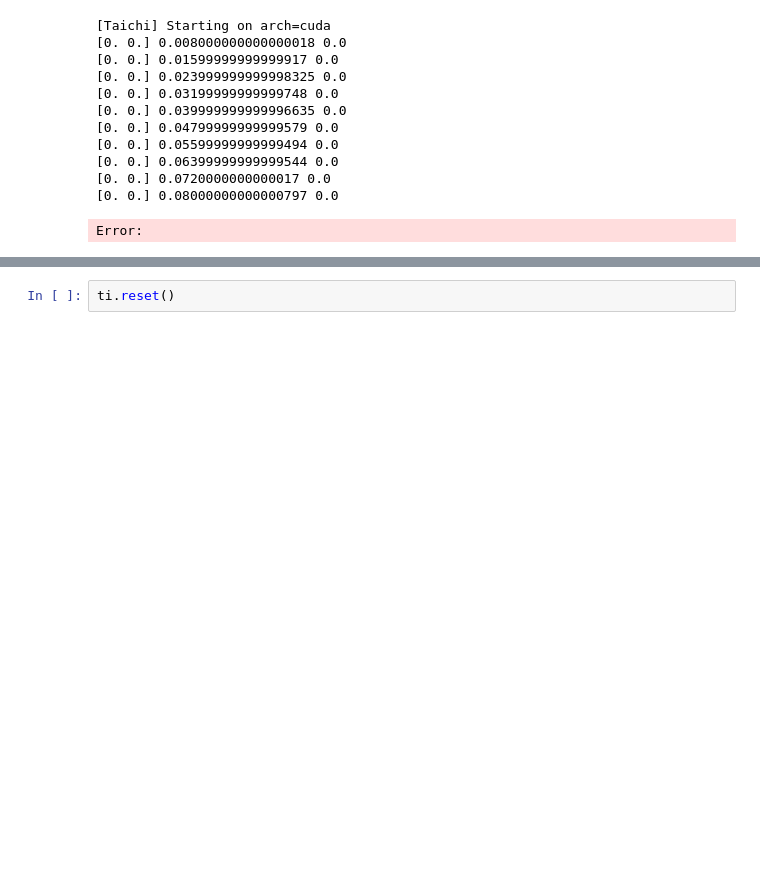
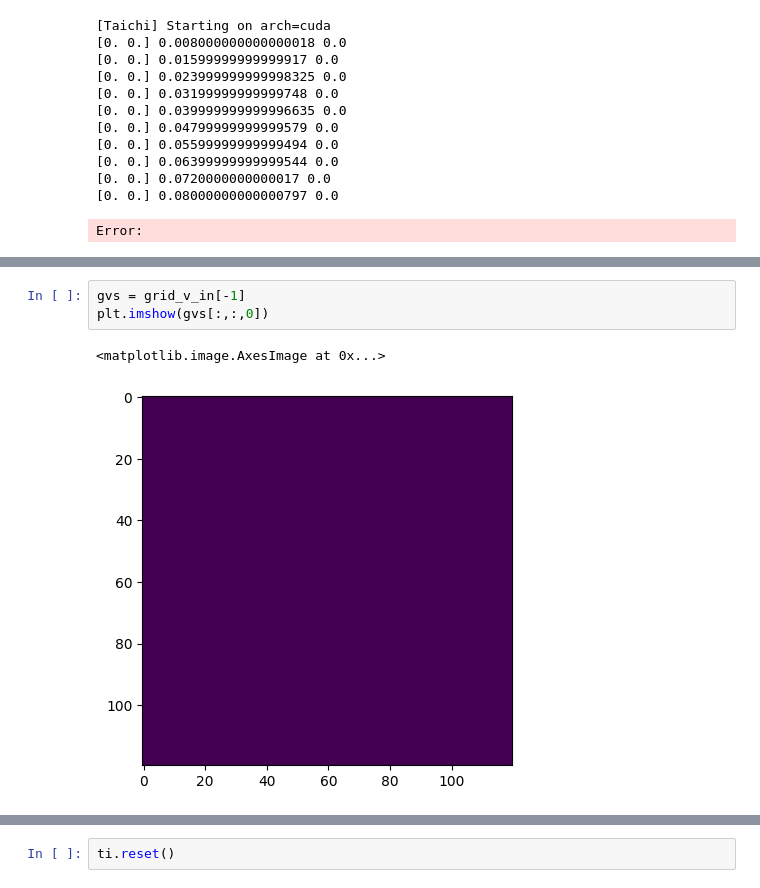
Before and after one commit to geoelements-dev/diffmpm_bridge, a Jupyter notebook: bridge_opt.ipynb, the cells around one changed output, grey strips where cells are left out. Cells and saved outputs as stored; diff of their text form; blank space fills up the shorter version.

```diff
--- a/bridge_opt.ipynb
+++ b/bridge_opt.ipynb
@@ -71,0 +79,6 @@ loop()
+# %%
+gvs = grid_v_in[-1]
+plt.imshow(gvs[:,:,0])
+# %% [output]
+<matplotlib.image.AxesImage at 0x...>
+[figure, added]
```
Also changed, not shown: parts of 9 cells of this notebook, 1 other file.
